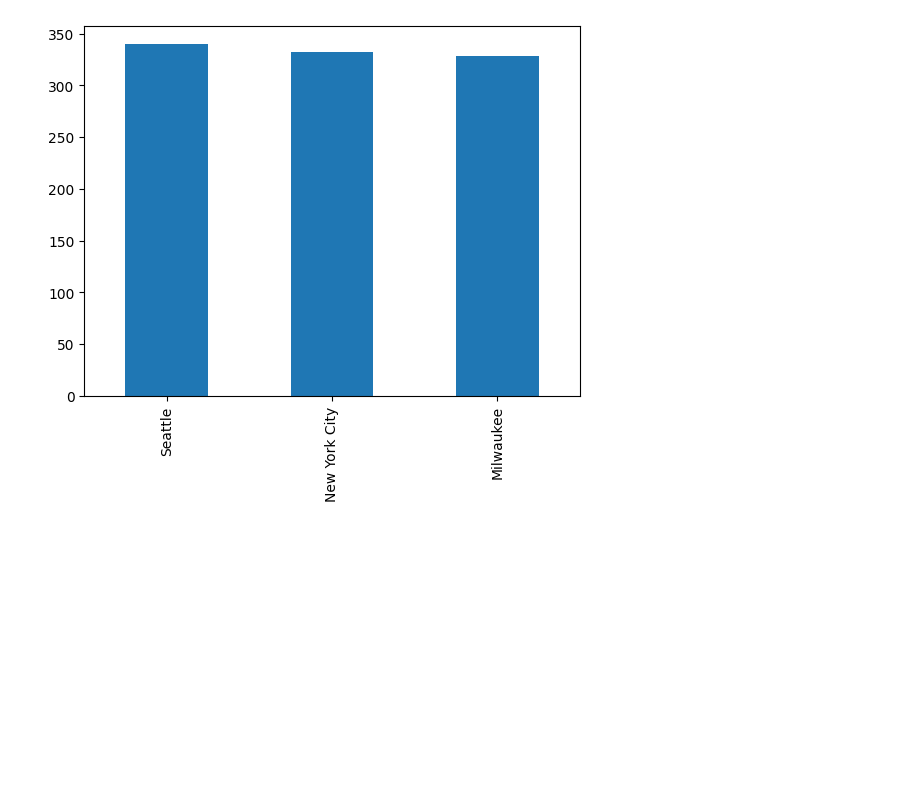
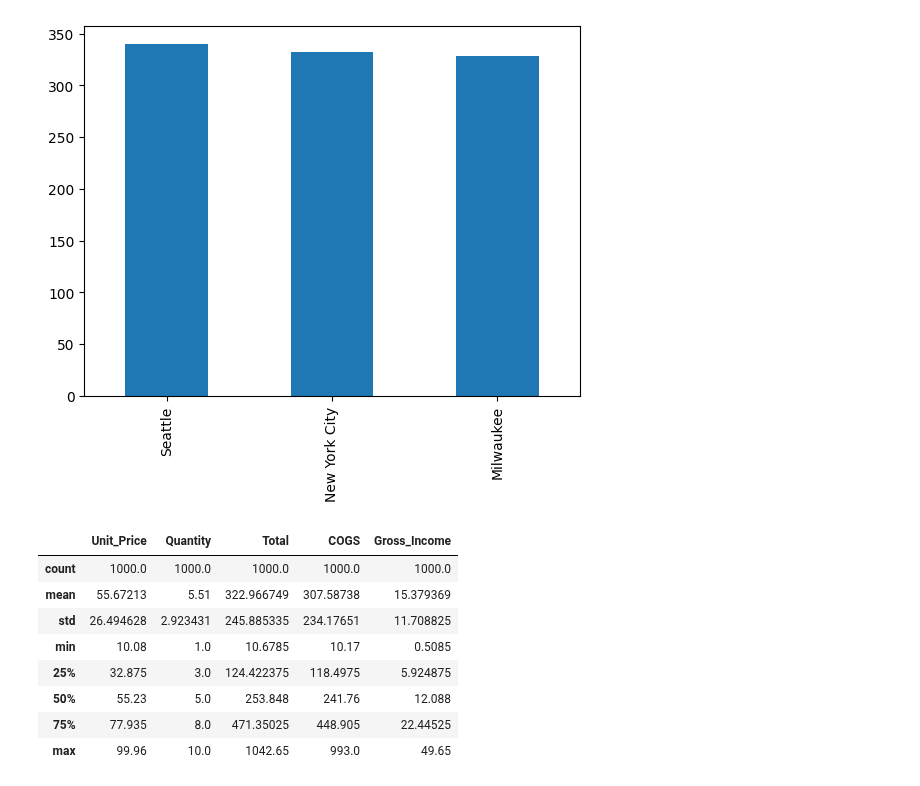
Before and after one commit to C-Skala/Explore-Data-Analysis, a Jupyter notebook: explore.ipynb, the cells around one changed output. Saved outputs shown, nothing was run; the diff lists cells and outputs as text; code cells hidden in the pictures; blank space fills up the shorter version.

```diff
--- a/explore.ipynb
+++ b/explore.ipynb
@@ -150,3 +151,19 @@ sales.plot.bar()
 # %% [output]
 <AxesSubplot: >
 [figure]
+# %%
+temp_cdf = cdf[['Unit_Price', 'Quantity', 'Total', 'COGS', 'Gross_Income']].copy()
+
+itemp_cdf= temp_cdf.convert_dtypes(convert_integer=True)
+
+itemp_cdf.describe()
+# %% [output]
+|  | Unit_Price | Quantity | Total | COGS | Gross_Income |
+| count | 1000.0 | 1000.0 | 1000.0 | 1000.0 | 1000.0 |
+| mean | 55.67213 | 5.51 | 322.966749 | 307.58738 | 15.379369 |
+| std | 26.494628 | 2.923431 | 245.885335 | 234.17651 | 11.708825 |
+| min | 10.08 | 1.0 | 10.6785 | 10.17 | 0.5085 |
+| 25% | 32.875 | 3.0 | 124.422375 | 118.4975 | 5.924875 |
+| 50% | 55.23 | 5.0 | 253.848 | 241.76 | 12.088 |
+| 75% | 77.935 | 8.0 | 471.35025 | 448.905 | 22.44525 |
+| max | 99.96 | 10.0 | 1042.65 | 993.0 | 49.65 |
```
Also changed, not shown: parts of 8 cells of this notebook.
